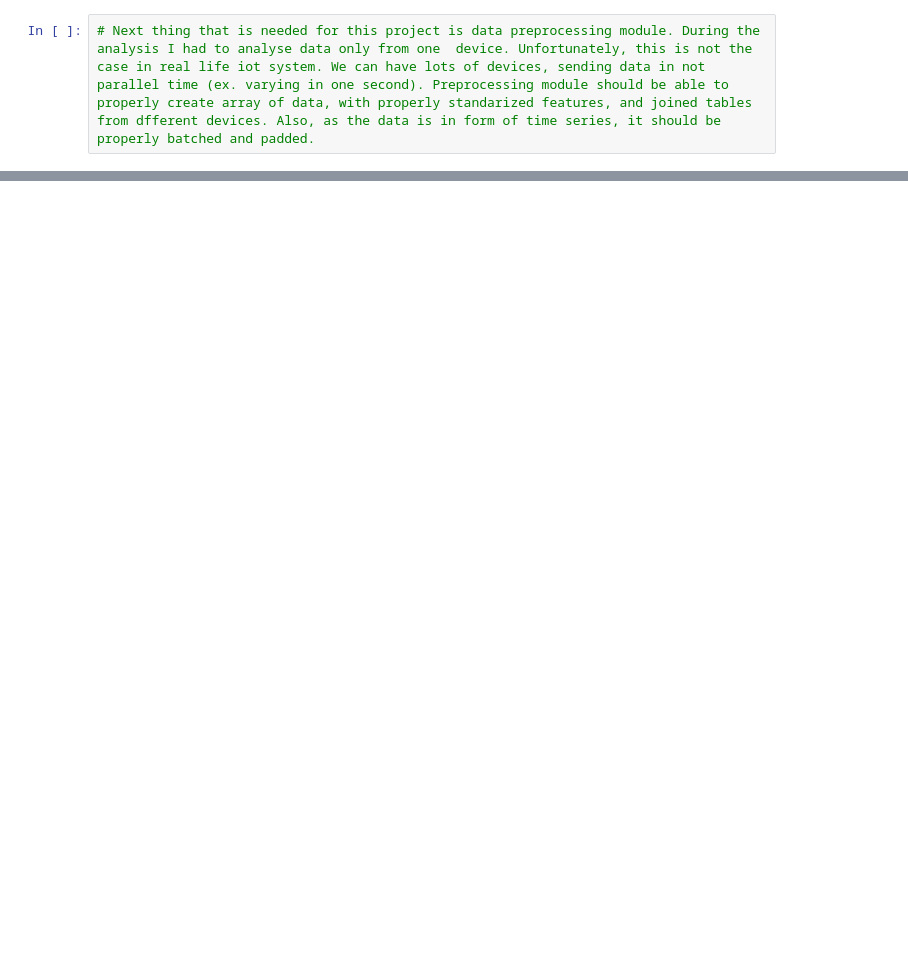
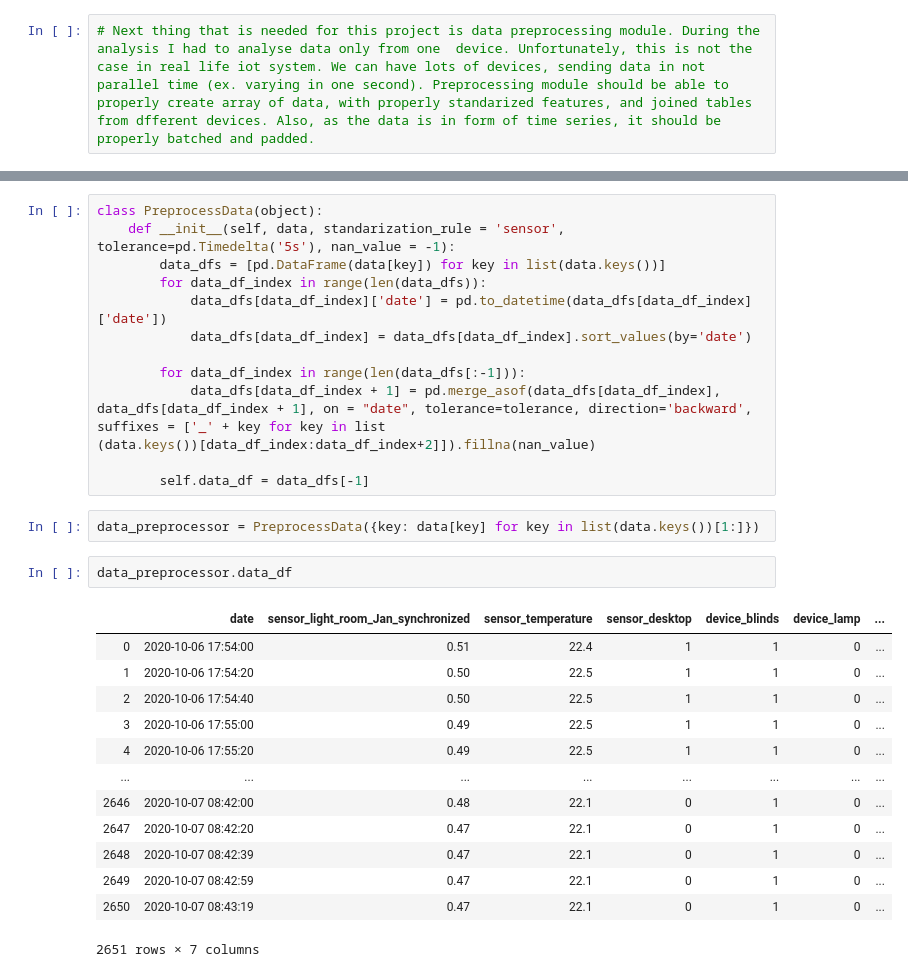
Before and after one commit to Fakser/Smart-house-rule-induction, a Jupyter notebook: notebook.ipynb, the cells around one changed output, grey strips where cells are left out. Cells and saved outputs as stored; diff of their text form; blank space fills up the shorter version.

Commit message:
Preprocessing module first version

```diff
--- a/notebook.ipynb
+++ b/notebook.ipynb
@@ -305,0 +364,30 @@ best_params
+# %%
+class PreprocessData(object):
+    def __init__(self, data, standarization_rule = 'sensor', tolerance=pd.Timedelta('5s'), nan_value = -1):
+        data_dfs = [pd.DataFrame(data[key]) for key in list(data.keys())]
+        for data_df_index in range(len(data_dfs)):
+            data_dfs[data_df_index]['date'] = pd.to_datetime(data_dfs[data_df_index]['date'])
+            data_dfs[data_df_index] = data_dfs[data_df_index].sort_values(by='date')
+
+        for data_df_index in range(len(data_dfs[:-1])):
+            data_dfs[data_df_index + 1] = pd.merge_asof(data_dfs[data_df_index], data_dfs[data_df_index + 1], on = "date", tolerance=tolerance, direction='backward', suffixes = ['_' + key for key in list                                                 (data.keys())[data_df_index:data_df_index+2]]).fillna(nan_value)
+
+        self.data_df = data_dfs[-1]
+# %%
+data_preprocessor = PreprocessData({key: data[key] for key in list(data.keys())[1:]})
+# %%
+data_preprocessor.data_df
+# %% [output]
+|  | date | sensor_light_room_Jan_synchronized | sensor_temperature | sensor_desktop | device_blinds | device_lamp | ... |
+| 0 | 2020-10-06 17:54:00 | 0.51 | 22.4 | 1 | 1 | 0 | ... |
+| 1 | 2020-10-06 17:54:20 | 0.50 | 22.5 | 1 | 1 | 0 | ... |
+| 2 | 2020-10-06 17:54:40 | 0.50 | 22.5 | 1 | 1 | 0 | ... |
+| 3 | 2020-10-06 17:55:00 | 0.49 | 22.5 | 1 | 1 | 0 | ... |
+| 4 | 2020-10-06 17:55:20 | 0.49 | 22.5 | 1 | 1 | 0 | ... |
+| ... | ... | ... | ... | ... | ... | ... | ... |
+| 2646 | 2020-10-07 08:42:00 | 0.48 | 22.1 | 0 | 1 | 0 | ... |
+| 2647 | 2020-10-07 08:42:20 | 0.47 | 22.1 | 0 | 1 | 0 | ... |
+| 2648 | 2020-10-07 08:42:39 | 0.47 | 22.1 | 0 | 1 | 0 | ... |
+| 2649 | 2020-10-07 08:42:59 | 0.47 | 22.1 | 0 | 1 | 0 | ... |
+| 2650 | 2020-10-07 08:43:19 | 0.47 | 22.1 | 0 | 1 | 0 | ... |
+2651 rows × 7 columns
```
Also changed, not shown: parts of 11 cells of this notebook.
